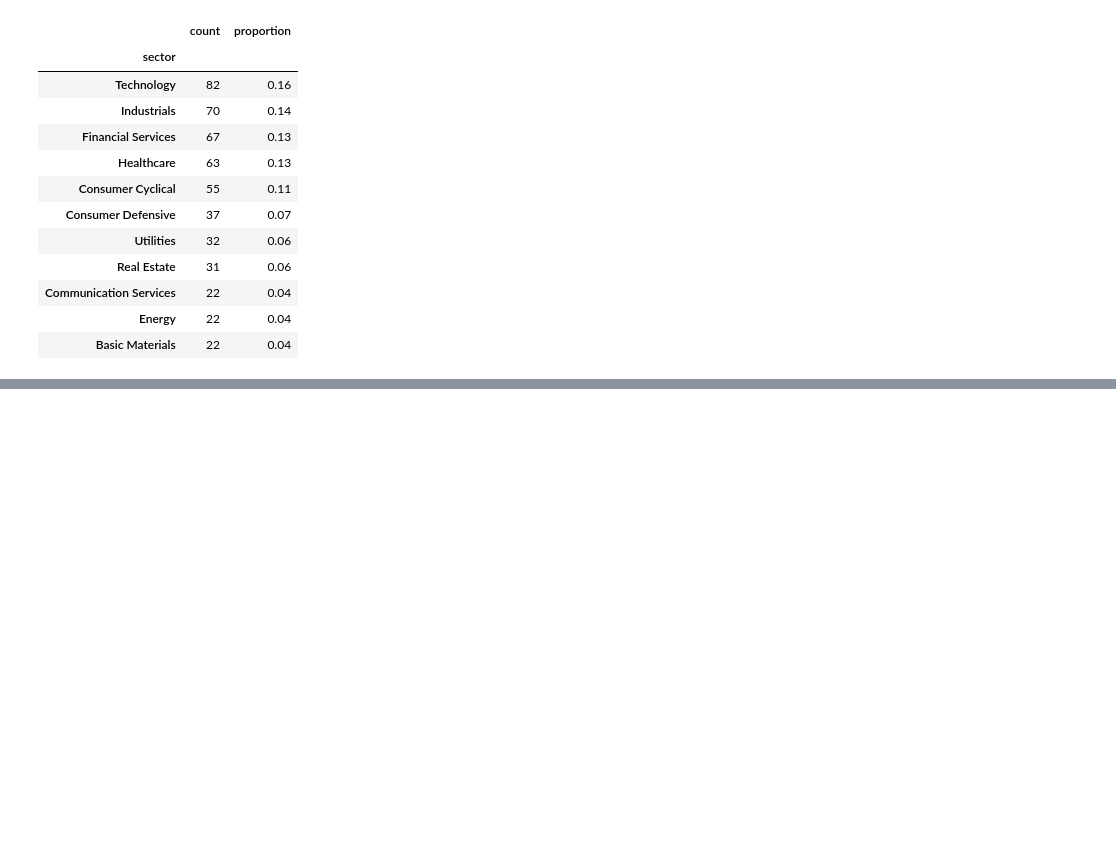
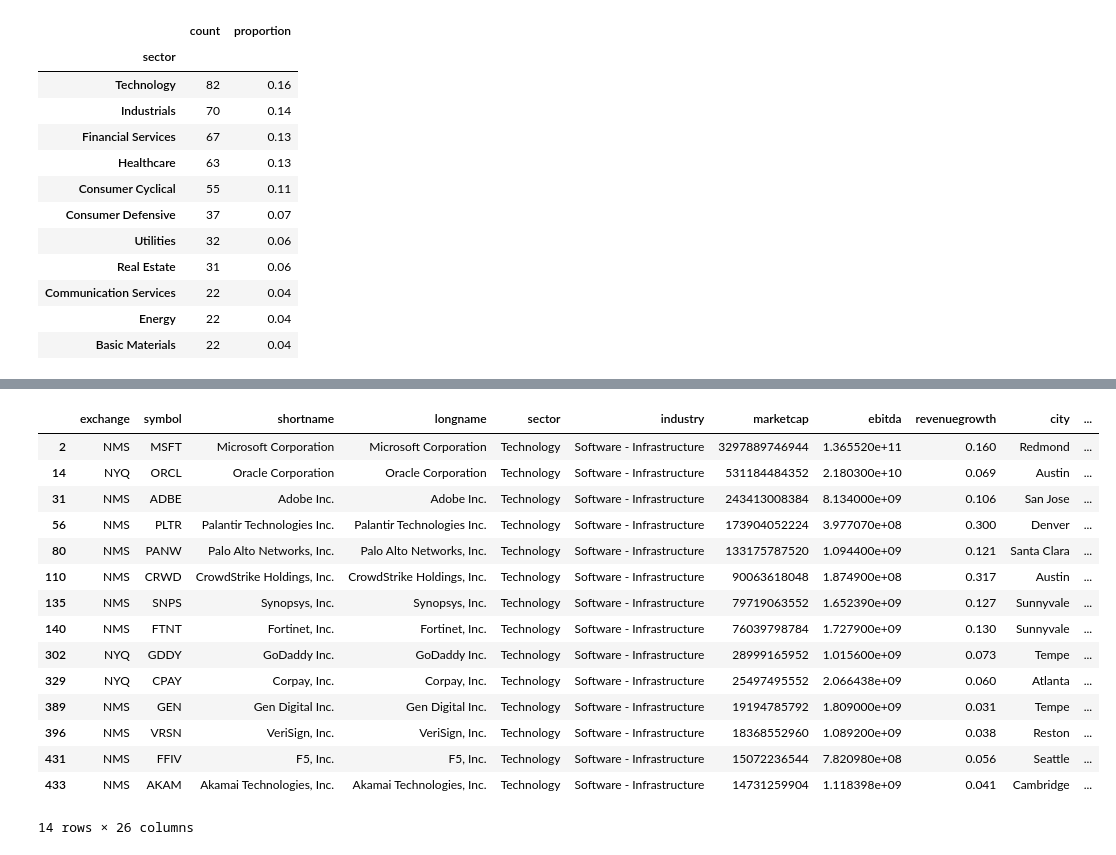
Before and after one commit to marsalmorera/stock-analysis, a Jupyter notebook: trial.ipynb, the cells around one changed output, grey strips where cells are left out. Cells and saved outputs as stored; diff of their text form; code cells hidden in the pictures; blank space fills up the shorter version.

```diff
--- a/trial.ipynb
+++ b/trial.ipynb
@@ -194,0 +224,4 @@ freq_table
+# %%
+tech = defi[defi['sector'] == 'Technology']
+indu = defi[defi['sector'] == 'Industrials']
+fin = defi[defi['sector'] == 'Financial Services']
@@ -194,0 +244,19 @@ freq_table
+# %%
+tech[tech['industry'] == 'Software - Infrastructure']
+# %% [output]
+|  | exchange | symbol | shortname | longname | sector | industry | marketcap | ebitda | revenuegrowth | city | ... |
+| 2 | NMS | MSFT | Microsoft Corporation | Microsoft Corporation | Technology | Software - Infrastructure | 3297889746944 | 1.365520e+11 | 0.160 | Redmond | ... |
+| 14 | NYQ | ORCL | Oracle Corporation | Oracle Corporation | Technology | Software - Infrastructure | 531184484352 | 2.180300e+10 | 0.069 | Austin | ... |
+| 31 | NMS | ADBE | Adobe Inc. | Adobe Inc. | Technology | Software - Infrastructure | 243413008384 | 8.134000e+09 | 0.106 | San Jose | ... |
+| 56 | NMS | PLTR | Palantir Technologies Inc. | Palantir Technologies Inc. | Technology | Software - Infrastructure | 173904052224 | 3.977070e+08 | 0.300 | Denver | ... |
+| 80 | NMS | PANW | Palo Alto Networks, Inc. | Palo Alto Networks, Inc. | Technology | Software - Infrastructure | 133175787520 | 1.094400e+09 | 0.121 | Santa Clara | ... |
+| 110 | NMS | CRWD | CrowdStrike Holdings, Inc. | CrowdStrike Holdings, Inc. | Technology | Software - Infrastructure | 90063618048 | 1.874900e+08 | 0.317 | Austin | ... |
+| 135 | NMS | SNPS | Synopsys, Inc. | Synopsys, Inc. | Technology | Software - Infrastructure | 79719063552 | 1.652390e+09 | 0.127 | Sunnyvale | ... |
+| 140 | NMS | FTNT | Fortinet, Inc. | Fortinet, Inc. | Technology | Software - Infrastructure | 76039798784 | 1.727900e+09 | 0.130 | Sunnyvale | ... |
+| 302 | NYQ | GDDY | GoDaddy Inc. | GoDaddy Inc. | Technology | Software - Infrastructure | 28999165952 | 1.015600e+09 | 0.073 | Tempe | ... |
+| 329 | NYQ | CPAY | Corpay, Inc. | Corpay, Inc. | Technology | Software - Infrastructure | 25497495552 | 2.066438e+09 | 0.060 | Atlanta | ... |
+| 389 | NMS | GEN | Gen Digital Inc. | Gen Digital Inc. | Technology | Software - Infrastructure | 19194785792 | 1.809000e+09 | 0.031 | Tempe | ... |
+| 396 | NMS | VRSN | VeriSign, Inc. | VeriSign, Inc. | Technology | Software - Infrastructure | 18368552960 | 1.089200e+09 | 0.038 | Reston | ... |
+| 431 | NMS | FFIV | F5, Inc. | F5, Inc. | Technology | Software - Infrastructure | 15072236544 | 7.820980e+08 | 0.056 | Seattle | ... |
+| 433 | NMS | AKAM | Akamai Technologies, Inc. | Akamai Technologies, Inc. | Technology | Software - Infrastructure | 14731259904 | 1.118398e+09 | 0.041 | Cambridge | ... |
+14 rows × 26 columns
```
Also changed, not shown: parts of 37 cells of this notebook.
